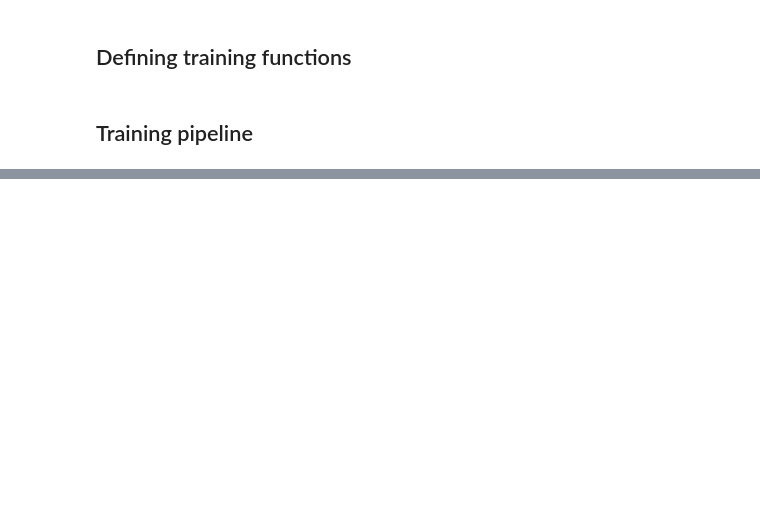
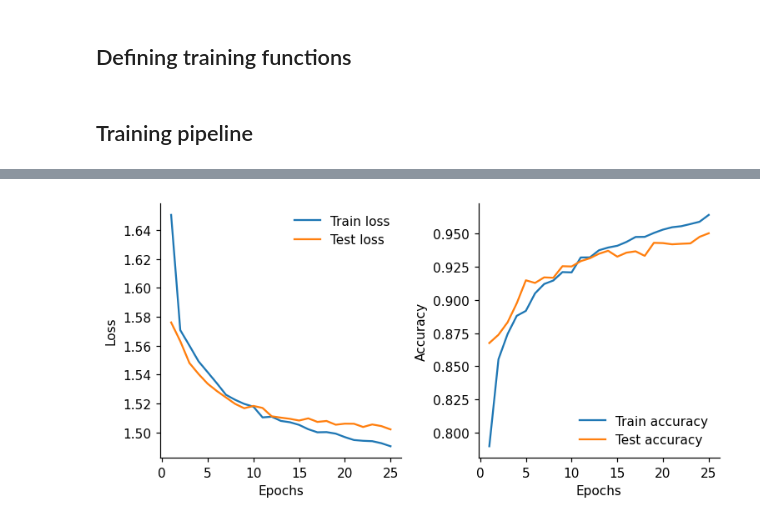
Before and after one commit to Integrated-Systems-Neuroengineering/scrramble, a Jupyter notebook: Architectures/scrramble_mnist.ipynb, the cells around one changed output, grey strips where cells are left out. Saved outputs shown, nothing was run; the diff lists cells and outputs as text; code cells hidden in the pictures; blank space fills up the shorter version.

```diff
--- a/Architectures/scrramble_mnist.ipynb
+++ b/Architectures/scrramble_mnist.ipynb
@@ -237,8 +237,8 @@ def eval_step(model: ScRRAMBLeMNIST, metrics: nnx.MultiMetric, batch):
 model = ScRRAMBLeMNIST(
     input_vector_size=32*32,
     input_cores=10,
-    output_cores=8,
-    avg_slot_connectivity=6,
+    output_cores=6,
+    avg_slot_connectivity=8,
     slots_per_core=4,
     slot_length=64,
     activation=clipping_ste,
@@ -328,0 +329,20 @@ Best accuracy: 0.954927921295166
+# %%
+# plot the performance
+fig, ax = plt.subplots(1, 2, dpi=110, figsize=(7, 3.5))
+epo = jnp.arange(1, len(metrics_history['train_loss']) + 1, 1)
+ax[0].plot(epo, metrics_history['train_loss'], label='Train loss')
+ax[0].plot(epo, metrics_history['test_loss'], label='Test loss')
+ax[0].set_xlabel('Epochs')
+ax[0].set_ylabel('Loss')
+ax[0].legend(frameon=False)
+
+ax[1].plot(epo, metrics_history['train_accuracy'], label='Train accuracy')
+ax[1].plot(epo, metrics_history['test_accuracy'], label='Test accuracy')
+ax[1].set_xlabel('Epochs')
+ax[1].set_ylabel('Accuracy')
+ax[1].legend(frameon=False)
+
+plt.tight_layout()
+sns.despine()
+# %% [output]
+[figure, added]
```
Also changed, not shown: parts of 9 cells of this notebook, 1 other file.
